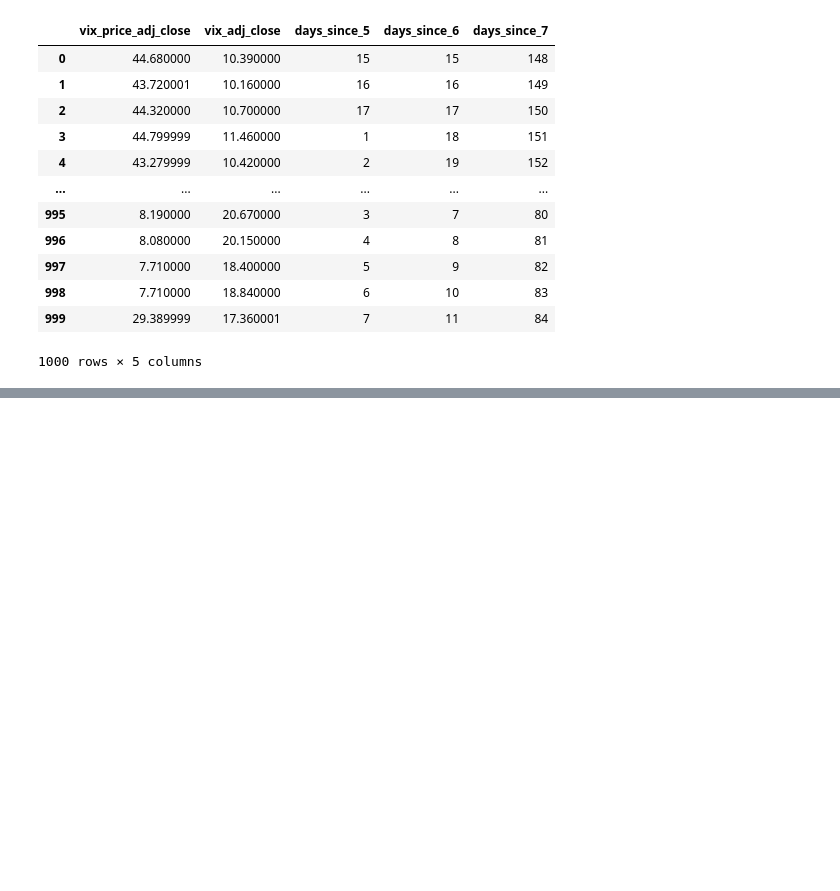
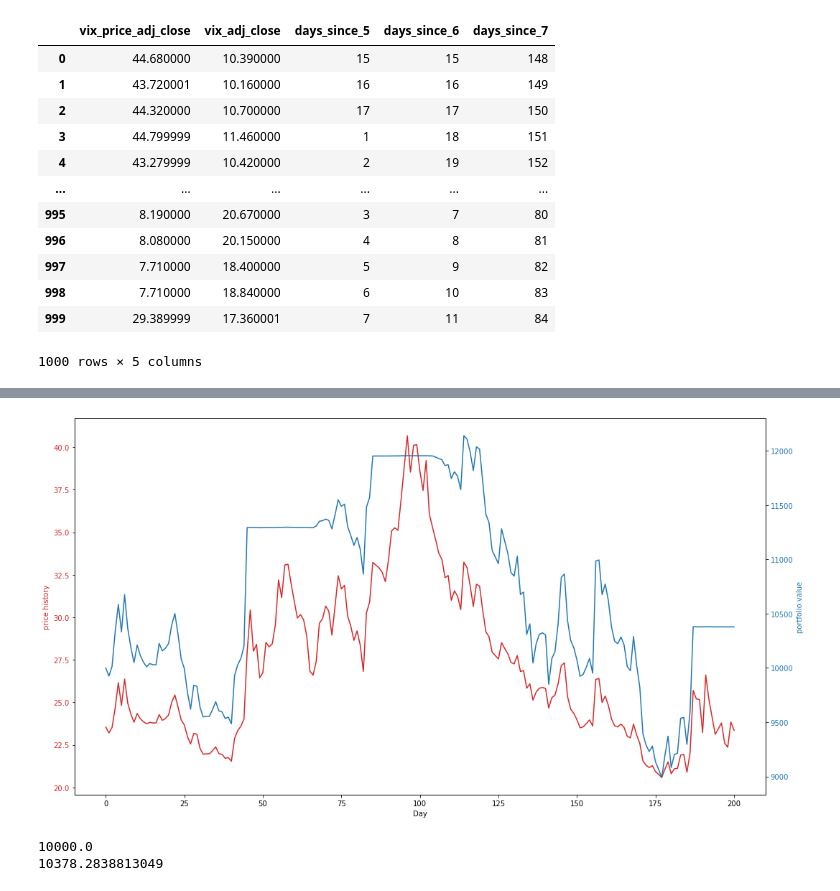
Before and after one commit to huazuhao/policy_gradient_cartpole, a Jupyter notebook: vix/model1/try to understand vix.ipynb, the cells around one changed output, grey strips where cells are left out. Drawn from its saved outputs; the diff is of its cells as text; code cells hidden in the pictures; blank space fills up the shorter version.

```diff
--- a/vix/model1/try to understand vix.ipynb
+++ b/vix/model1/try to understand vix.ipynb
@@ -169,10 +173,11 @@ visualize_time_length = 200
 price_history = []
 action_history1 = np.zeros((1,visualize_time_length+1))
 action_history2 = np.zeros((1,visualize_time_length+1))
+portfolio_value_history = []
 
-price,current_feature = env.reset(return_price=True)
+price,current_feature,portfolio_value = env.reset(return_price=True)
 price_history.append(price)
-
+portfolio_value_history.append(portfolio_value)
 
 for time_index in range(0,visualize_time_length):
 
@@ -201,7 +206,7 @@ for time_index in range(0,visualize_time_length):
     action = new_dist.cdf(data_point_for_copula)
 
     #apply the action to the environment
-    price, current_feature,execute_action,need_to_buy,need_to_sell = env.step(action,return_price=True)
+    price, current_feature,execute_action,need_to_buy,need_to_sell,portfolio_value = env.step(action,return_price=True)
 
 #     if execute_action and need_to_buy:
 #         print('buy')
@@ -221,3 +226,4 @@ for time_index in range(0,visualize_time_length):
             #print('record sell action')
 
     action_history2[0,time_index+1] = action
+    portfolio_value_history.append(portfolio_value)
@@ -270,0 +285,24 @@ plt.show()
+# %%
+plt.rcParams["figure.figsize"] = (15,8)
+
+fig, ax1 = plt.subplots()
+color = 'tab:red'
+ax1.set_xlabel('Day')
+ax1.set_ylabel('price history', color=color)
+ax1.plot(price_history, color=color)
+ax1.tick_params(axis='y', labelcolor=color)
+ax2 = ax1.twinx()  # instantiate a second axes that shares the same x-axis
+color = 'tab:blue'
+ax2.set_ylabel('portfolio value', color=color)  # we already handled the x-label with ax1
+ax2.plot(portfolio_value_history, color=color)
+ax2.tick_params(axis='y', labelcolor=color)
+fig.tight_layout()  # otherwise the right y-label is slightly clipped
+plt.show()
+# %% [output]
+[figure, added]
+# %%
+print(portfolio_value_history[0])
+print(portfolio_value_history[-1])
+# %% [output]
+10000.0
+10378.2838813049
```
Also changed, not shown: parts of 22 cells of this notebook, 5 other files.
